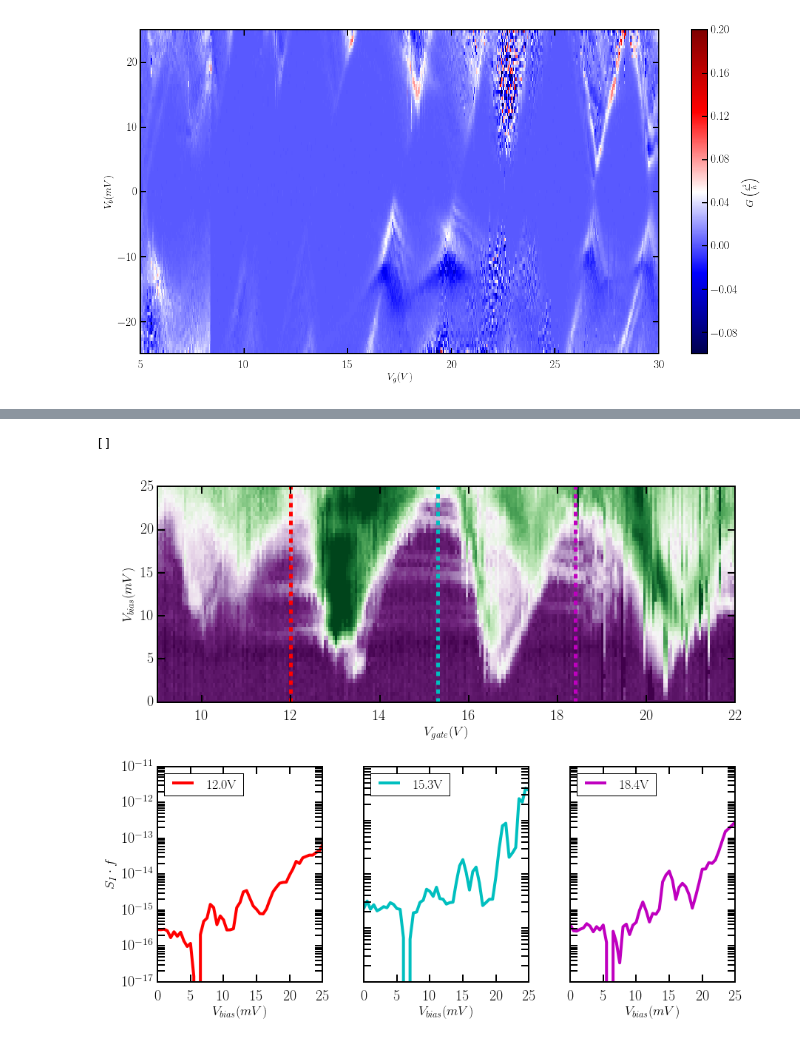
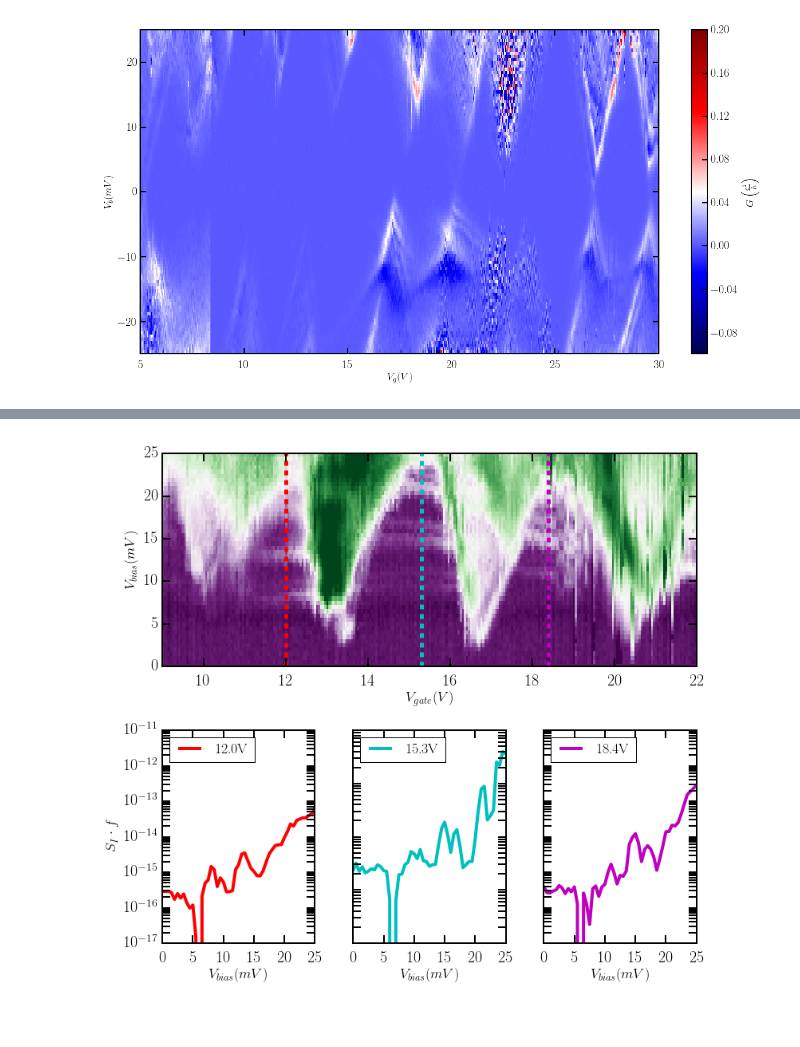
Before and after one commit to nikhartman/notebooks, a Jupyter notebook: resonant_tunneling.ipynb, the cells around one changed output, grey strips where cells are left out. Drawn from its saved outputs; the diff is of its cells as text; code cells hidden in the pictures.

```diff
--- a/resonant_tunneling.ipynb
+++ b/resonant_tunneling.ipynb
@@ -99,7 +100,7 @@ ax2.add_patch(Polygon(verts2, closed=True, fill=False, color='w', linewidth = 3)
 # %%
 ######### show a close up of the data plus some cuts of it using gridspec ############
 import matplotlib.gridspec as gridspec
-fig = plt.figure(figsize = (14,12))
+fig = plt.figure(figsize = (12,11))
 gs = gridspec.GridSpec(2, 3)
 gs.update(hspace=0.3, wspace=0.25)
 
@@ -140,4 +141,6 @@ for i, gate in enumerate(gates):
 ax1.set_ylabel(r'$G \left(\frac{e^2}{h}\right)$')
 ax2.set_yticklabels([])
 ax3.set_yticklabels([])
+
+fig.savefig(os.path.join('/Users/nik/Dropbox/Repos/thesis/figures/fmdots/','scf96_resonant_tunneling_cuts.png'), dpi=300)
 # %% [output]
@@ -194,7 +196,7 @@ for j, f in enumerate(filelist[0:]):
 
 ######### show a close up of the data plus some cuts of it using gridspec ############
 import matplotlib.gridspec as gridspec
-fig = plt.figure(figsize = (14,12))
+fig = plt.figure(figsize = (12,11))
 gs = gridspec.GridSpec(2, 3)
 gs.update(hspace=0.3, wspace=0.25)
 
@@ -207,32 +209,33 @@ ax.plot((12, 12), (0, 25), 'r--', lw = 5)
 ax.plot((15.3, 15.3), (0, 25), 'c--', lw = 5)
 ax.plot((18.4, 18.4), (0, 25), 'm--', lw = 5)
 ax.set_xlabel(r'$V_{gate} (V)$')
 ax.set_ylabel(r'$V_{bias} (mV)$')
 
 ax.set_xlim(9,22)
 ax.set_ylim(0,25)
 
 ################# cuts from that plot ###################
 
 gates = [12.0, 15.3, 18.4]
 colors = ['r', 'c', 'm']
 dg = 0.05
 
 ax1 = fig.add_subplot(gs[1,0])
 ax2 = fig.add_subplot(gs[1,1])
 ax3 = fig.add_subplot(gs[1,2])
 axes = [ax1, ax2, ax3]
 
 for i, gate in enumerate(gates):
     line = ampdf.loc[:,(gate-dg, gate, gate+dg)].mean(axis=1)
     axes[i].plot(line.index, line-line.min(), color = colors[i], label = '{0:.1f}V'.format(gate))
     axes[i].set_xlim(0, 25)
     axes[i].set_yscale('log')
     axes[i].legend(loc = 'upper left')
     axes[i].set_xlabel('$V_{bias} (mV)$')
 ax1.set_ylabel(r'$S_I \cdot f$')
 ax2.set_yticklabels([])
 ax3.set_yticklabels([])
+
+fig.savefig(os.path.join('/Users/nik/Dropbox/Repos/thesis/figures/fmdots/','scf96_resonant_tunneling_noise-cuts.png'), dpi=300)
 # %% [output]
-[]
-[figure, old version]
+[figure, new version]
```
Also changed, not shown: parts of 4 cells of this notebook, 2 other files.
